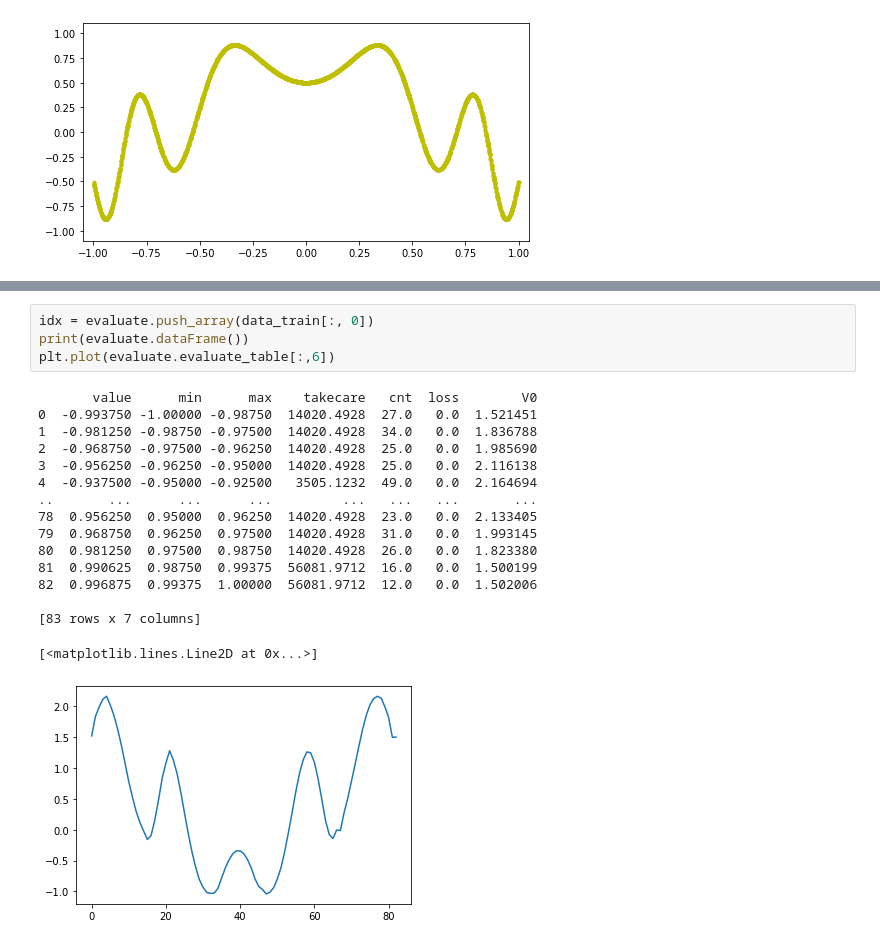
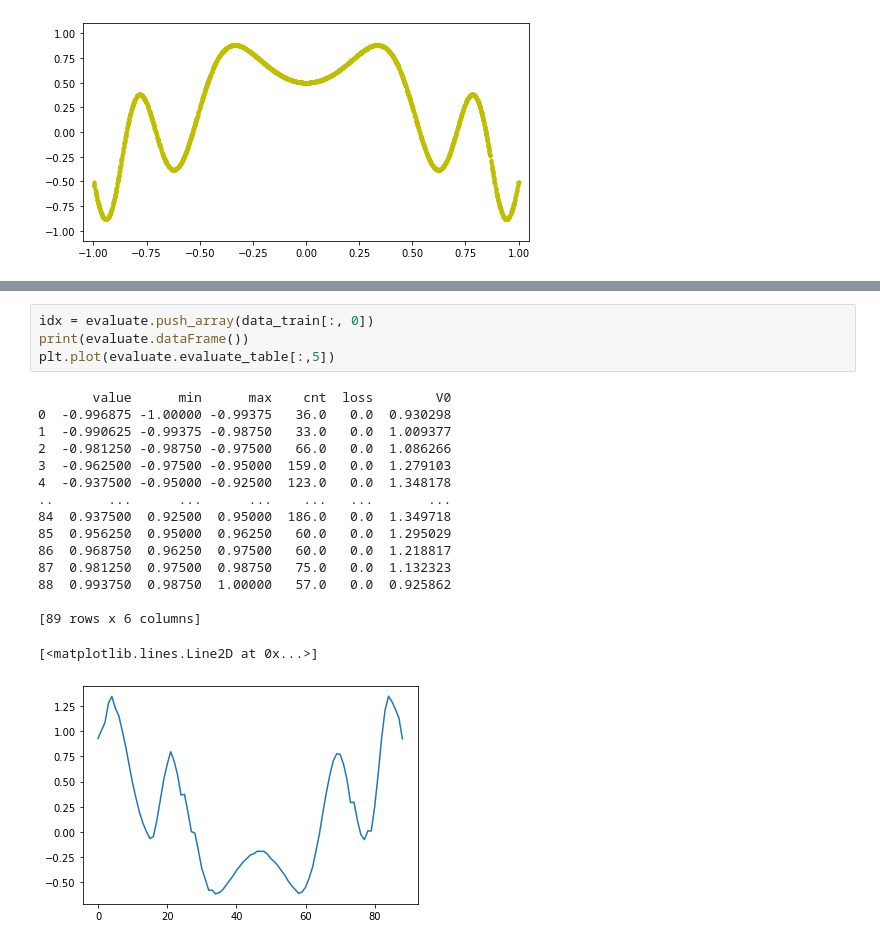
Before and after one commit to FFiot/HWnet, a Jupyter notebook: HWnet_plus/loss_feed_test.ipynb, the cells around one changed output, grey strips where cells are left out. Drawn from its saved outputs; the diff is of its cells as text.

```diff
--- a/HWnet_plus/loss_feed_test.ipynb
+++ b/HWnet_plus/loss_feed_test.ipynb
@@ -151,21 +151,21 @@ for epotch in range(10):
 # %%
 idx = evaluate.push_array(data_train[:, 0])
 print(evaluate.dataFrame())
-plt.plot(evaluate.evaluate_table[:,6])
+plt.plot(evaluate.evaluate_table[:,5])
 # %% [output]
-       value      min      max    takecare   cnt  loss        V0
-0  -0.993750 -1.00000 -0.98750  14020.4928  27.0   0.0  1.521451
-1  -0.981250 -0.98750 -0.97500  14020.4928  34.0   0.0  1.836788
-2  -0.968750 -0.97500 -0.96250  14020.4928  25.0   0.0  1.985690
-3  -0.956250 -0.96250 -0.95000  14020.4928  25.0   0.0  2.116138
-4  -0.937500 -0.95000 -0.92500   3505.1232  49.0   0.0  2.164694
-..       ...      ...      ...         ...   ...   ...       ...
-78  0.956250  0.95000  0.96250  14020.4928  23.0   0.0  2.133405
-79  0.968750  0.96250  0.97500  14020.4928  31.0   0.0  1.993145
-80  0.981250  0.97500  0.98750  14020.4928  26.0   0.0  1.823380
-81  0.990625  0.98750  0.99375  56081.9712  16.0   0.0  1.500199
-82  0.996875  0.99375  1.00000  56081.9712  12.0   0.0  1.502006
+       value      min      max    cnt  loss        V0
+0  -0.996875 -1.00000 -0.99375   36.0   0.0  0.930298
+1  -0.990625 -0.99375 -0.98750   33.0   0.0  1.009377
+2  -0.981250 -0.98750 -0.97500   66.0   0.0  1.086266
+3  -0.962500 -0.97500 -0.95000  159.0   0.0  1.279103
+4  -0.937500 -0.95000 -0.92500  123.0   0.0  1.348178
+..       ...      ...      ...    ...   ...       ...
+84  0.937500  0.92500  0.95000  186.0   0.0  1.349718
+85  0.956250  0.95000  0.96250   60.0   0.0  1.295029
+86  0.968750  0.96250  0.97500   60.0   0.0  1.218817
+87  0.981250  0.97500  0.98750   75.0   0.0  1.132323
+88  0.993750  0.98750  1.00000   57.0   0.0  0.925862
 
-[83 rows x 7 columns]
+[89 rows x 6 columns]
 [<matplotlib.lines.Line2D at 0x...>]
-[figure, old version]
+[figure, new version]
```
Also changed, not shown: parts of 1 cell of this notebook, 1 other file.
